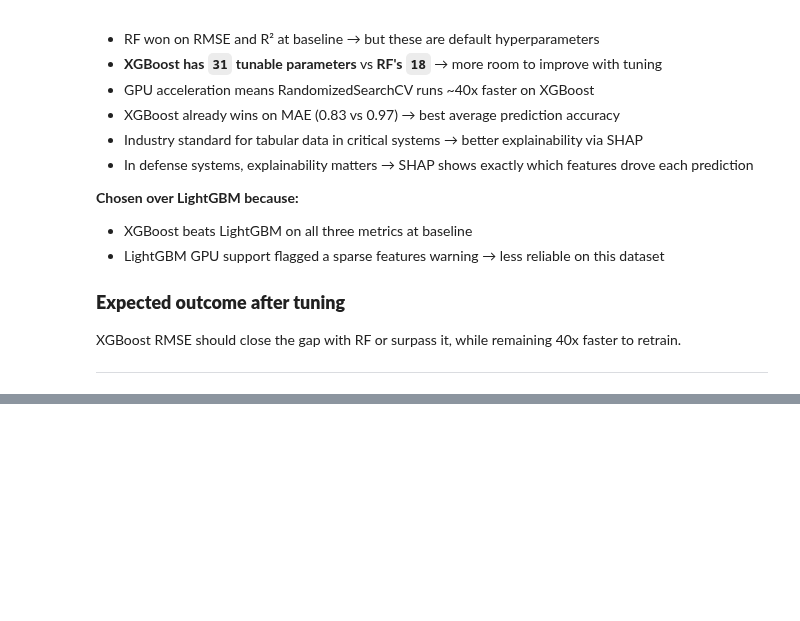
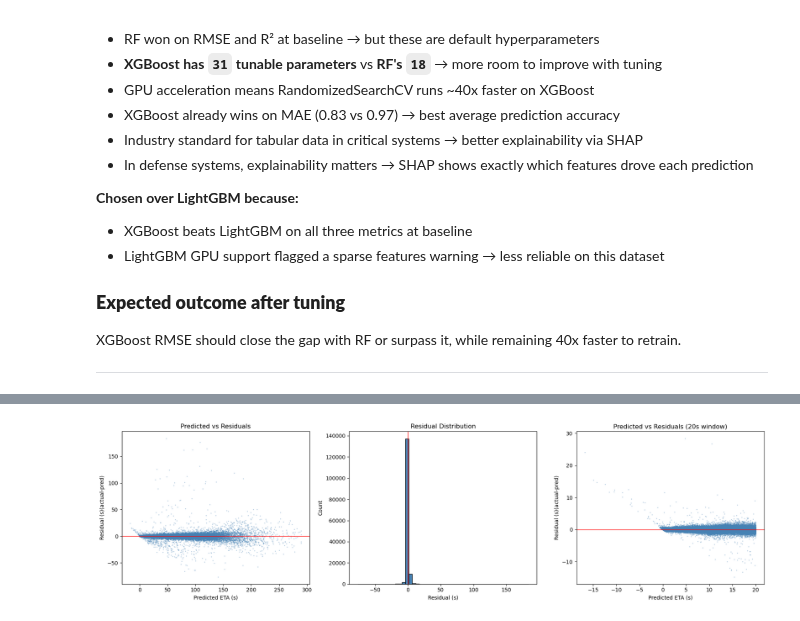
Before and after one commit to Eakempreet/ATAS_Project, a Jupyter notebook: notebooks/02_eta_regressor/02_eta_regressor.ipynb, the cells around one changed output, grey strips where cells are left out. Saved outputs shown, nothing was run; the diff lists cells and outputs as text; code cells hidden in the pictures; blank space fills up the shorter version.

Commit message:
residual analysis + dangerous error rate tracker

```diff
--- a/notebooks/02_eta_regressor/02_eta_regressor.ipynb
+++ b/notebooks/02_eta_regressor/02_eta_regressor.ipynb
@@ -937,0 +919,17 @@ XGBoost RMSE should close the gap with RF or surpass it, while remaining 40x fas
+# %%
+# Train the XGBoostRegressor to get the preds
+
+from xgboost import XGBRegressor
+
+# Instantiate the model
+model = XGBRegressor(device='cuda')
+
+# Fitting the model
+print("Training model...")
+model.fit(X_train, y_train)
+print("Model trained.")
+
+# Make predictions
+print("Making predictions...")
+y_pred = model.predict(X_val)
+print("Done.")
@@ -937,0 +948,58 @@ XGBoost RMSE should close the gap with RF or surpass it, while remaining 40x fas
+# %%
+# Calculating residual values
+y_residual = y_val - y_pred
+# %%
+# Plotting the residual plots
+
+fig, axes = plt.subplots(1, 3, figsize=(18, 5))
+
+# Plotting the first scatter plot b/w x = y_preds and y = y_residuals
+axes[0].scatter(x=y_pred,
+                y=y_residual,
+                c='steelblue',
+                alpha=0.3,  # Transpirancy of dots
+                s=1,        # Control the size of dots, default is 36 (very large for 150k dots)
+                )
+axes[0].axhline(y=0,
+                color='red',
+                linewidth=1)
+axes[0].set_title("Predicted vs Residuals")
+axes[0].set_xlabel("Predicted ETA (s)")
+axes[0].set_ylabel("Residual (s)(actual-pred)")
+
+
+# Plotting histograms of residuals
+axes[1].hist(y_residual,
+             bins=50,
+             color='steelblue',
+             edgecolor="black")
+axes[1].axvline(x=0,
+                color="red",
+                linewidth=1)
+axes[1].set_title("Residual Distribution")
+axes[1].set_xlabel("Residual (s)")
+axes[1].set_ylabel("Count")
+
+# Plotting the first scatter plot for
+mask = y_pred < 20
+y_pred_20 = y_pred[mask]
+y_residual_20 = y_residual[mask]
+
+axes[2].scatter(x=y_pred_20,
+                y=y_residual_20,
+                c='steelblue',
+                alpha=0.3,  # Transpirancy of dots
+                s=1,        # Control the size of dots, default is 36 (very large for 150k dots)
+                )
+axes[2].axhline(y=0,
+                color='red',
+                linewidth=1)
+axes[2].set_title("Predicted vs Residuals (20s window)")
+axes[2].set_xlabel("Predicted ETA (s)")
+axes[2].set_ylabel("Residual (s)(actual-pred)")
+
+
+plt.tight_layout()
+plt.show;
+# %% [output]
+[figure, added]
```
Also changed, not shown: parts of 13 cells of this notebook, 1 other file.
